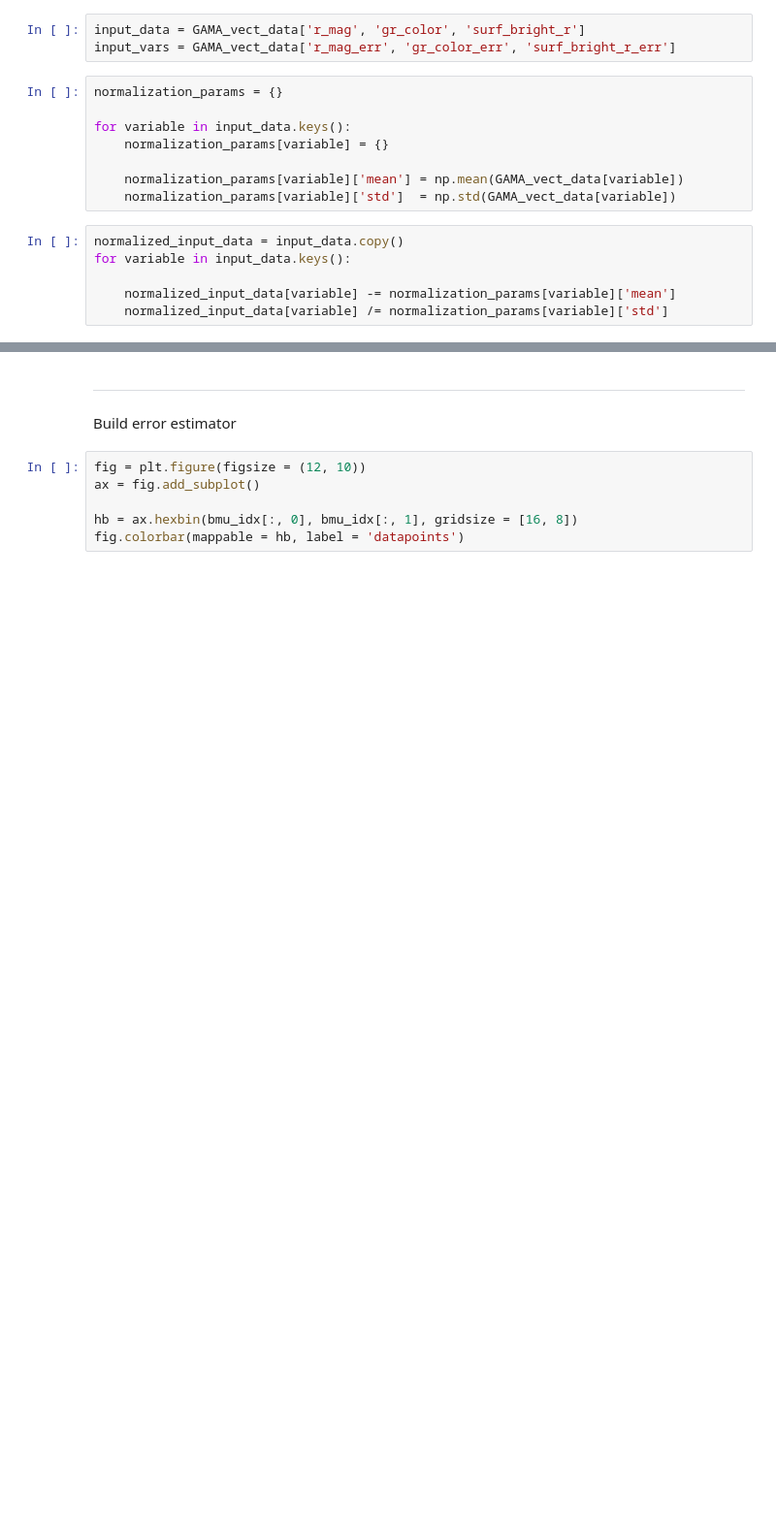
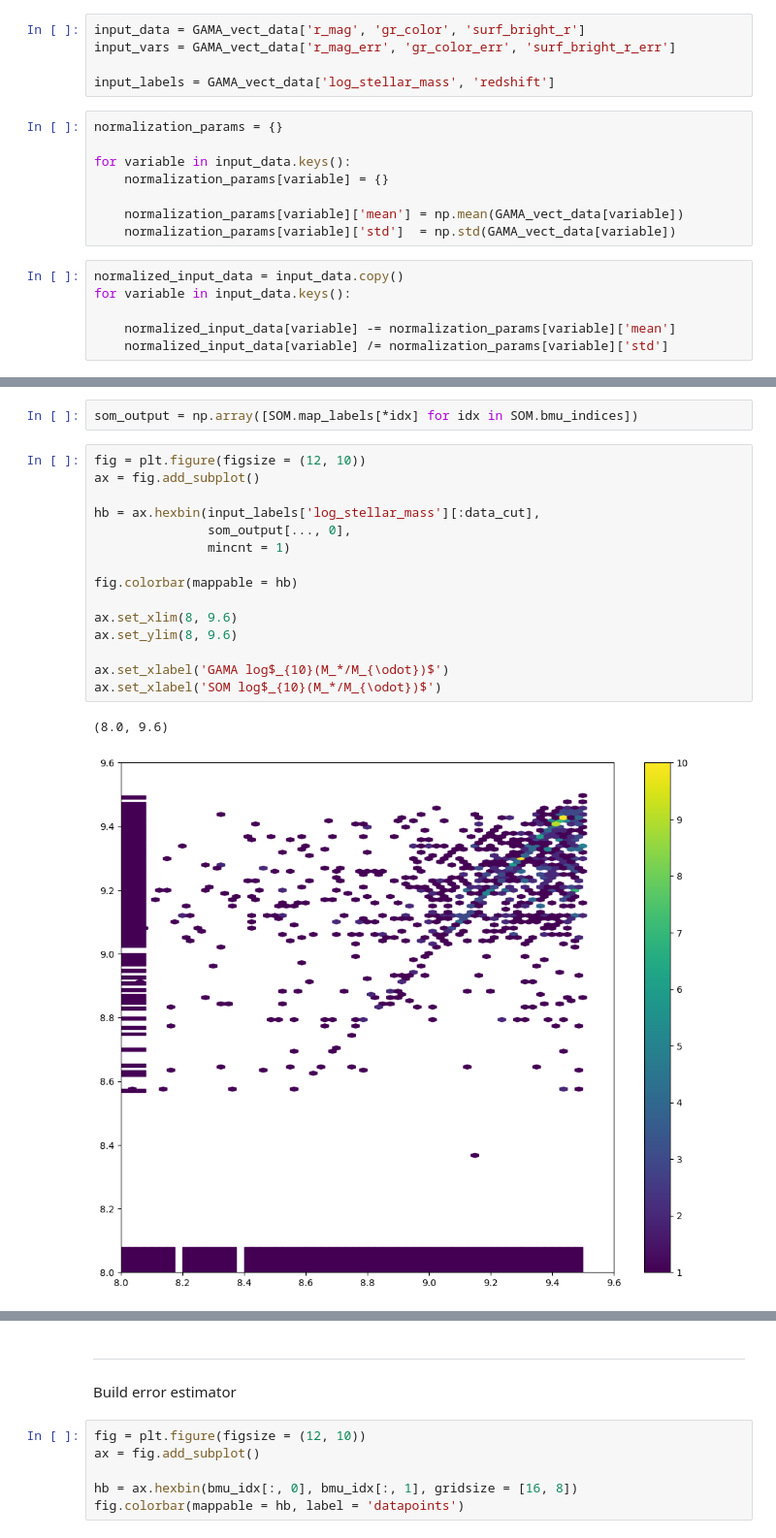
Before and after one commit to lsajkov/strw_mpdg, a Jupyter notebook: build_som.ipynb, the cells around one changed output, grey strips where cells are left out. Shown at 97% size. Drawn from its saved outputs; the diff is of its cells as text; blank space fills up the shorter version.

```diff
--- a/build_som.ipynb
+++ b/build_som.ipynb
@@ -206,6 +213,8 @@ GAMA_vect_data.add_column(GAMA_vect_data['r_mag_err'], index = 4, name = 'surf_b
 # %%
 input_data = GAMA_vect_data['r_mag', 'gr_color', 'surf_bright_r']
 input_vars = GAMA_vect_data['r_mag_err', 'gr_color_err', 'surf_bright_r_err']
+
+input_labels = GAMA_vect_data['log_stellar_mass', 'redshift']
 # %%
 normalization_params = {}
 
@@ -293,0 +326,20 @@ for i, name in enumerate(SOM.variable_names):
+# %%
+som_output = np.array([SOM.map_labels[*idx] for idx in SOM.bmu_indices])
+# %%
+fig = plt.figure(figsize = (12, 10))
+ax = fig.add_subplot()
+
+hb = ax.hexbin(input_labels['log_stellar_mass'][:data_cut],
+               som_output[..., 0],
+               mincnt = 1)
+
+fig.colorbar(mappable = hb)
+
+ax.set_xlim(8, 9.6)
+ax.set_ylim(8, 9.6)
+
+ax.set_xlabel('GAMA log$_{10}(M_*/M_{\odot})$')
+ax.set_xlabel('SOM log$_{10}(M_*/M_{\odot})$')
+# %% [output]
+(8.0, 9.6)
+[figure, added]
```
Also changed, not shown: parts of 34 cells of this notebook, 1 other file.
